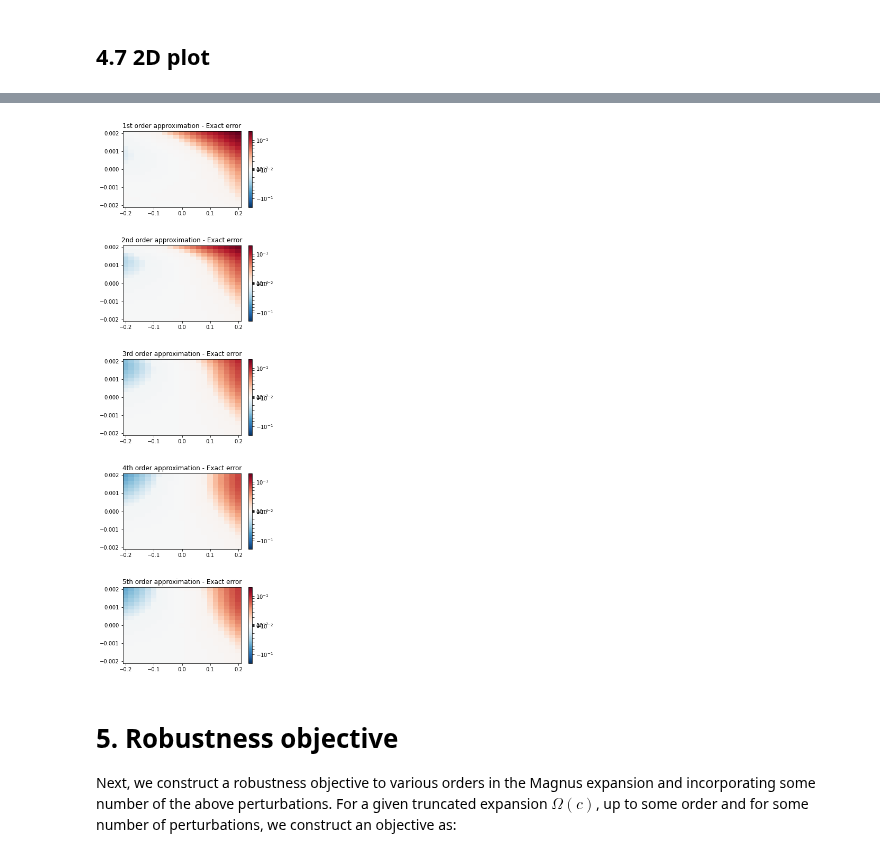
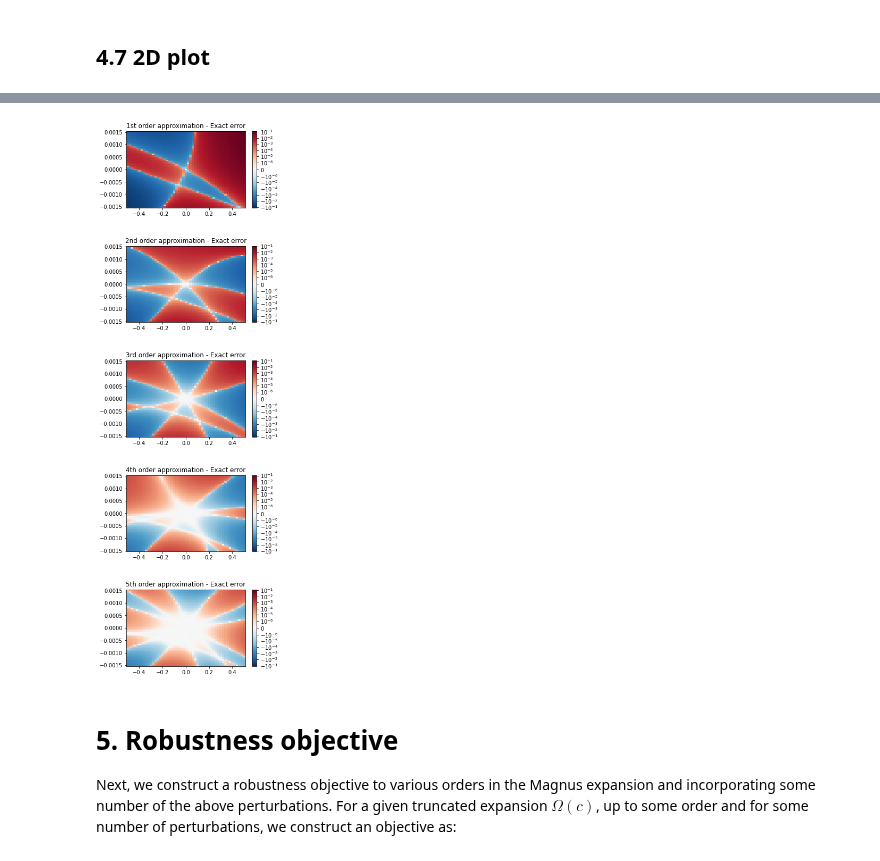
Before and after one commit to DanPuzzuoli/multivariable_dyson_magnus, a Jupyter notebook: control_example.ipynb, the cells around one changed output, grey strips where cells are left out. Drawn from its saved outputs; the diff is of its cells as text; code cells hidden in the pictures.

```diff
--- a/control_example.ipynb
+++ b/control_example.ipynb
@@ -402,7 +372,7 @@ Text(0, 0.5, 'Infidelity error')
 
 The expansions here are highly accurate, interestingly.
 # %%
-perturb3_vals = jnp.linspace(-1., 1., 51)
+perturb3_vals = jnp.linspace(-0.5, 0.5, 51)
 
 # compute perturbation terms
 samples = param_to_signal(rand_control_params)
@@ -418,12 +388,12 @@ perturb3_results = compute_1d_perturbation_comparison(
 
 import matplotlib.pyplot as plt
 
-plt.plot(perturb3_vals, perturb3_results[1][0],label='1st order Est')
-plt.plot(perturb3_vals, perturb3_results[1][1],label='2nd order Est')
-plt.plot(perturb3_vals, perturb3_results[1][2],label='3rd order Est')
-plt.plot(perturb3_vals, perturb3_results[1][3],label='4th order Est')
-plt.plot(perturb3_vals, perturb3_results[1][4],label='5th order Est')
-plt.plot(perturb3_vals, perturb3_results[0], label='Direct solving')
+plt.plot(perturb3_vals, perturb3_results[1][0],label='1st order Approx')
+plt.plot(perturb3_vals, perturb3_results[1][1],label='2nd order Approx')
+plt.plot(perturb3_vals, perturb3_results[1][2],label='3rd order Approx')
+plt.plot(perturb3_vals, perturb3_results[1][3],label='4th order Approx')
+plt.plot(perturb3_vals, perturb3_results[1][4],label='5th order Approx')
+plt.plot(perturb3_vals, perturb3_results[0], label='Infidelity')
 plt.legend()
 plt.xlabel('Perturbation 3')
 plt.ylabel('Infidelity')
@@ -686,15 +653,11 @@ def compute_2d_perturbation_comparison(
 
     return ode_vals, magnus_vals
 # %%
-perturb1_vals = jnp.linspace(-0.002, 0.002, 21)
-perturb3_vals = jnp.linspace(-0.20, 0.20, 21)
-perturb6_vals = jnp.linspace(-2.0, 2.0, 21)
-
 # change this to use 2 different perturbations
 perturb2d_results = compute_2d_perturbation_comparison(
     rand_control_params,
     (jnp.array([1., 0., 0., 0., 0., 0.]),jnp.array([0., 0., 1., 0., 0., 0.])),
-    (lambda t: -1j * perturb1, lambda t: -1j * perturb3),
+    (lambda t: -1j * perturb1, lambda t: -1j * control_signal(t) * drive_hamiltonian),
     perturb_vals= (perturb1_vals, perturb3_vals),
     max_magnus_order=5
 )
@@ -730,44 +702,42 @@ diff_max = max(max(diff1), max(diff2), max(diff3), max(diff4), max(diff5))
 cb_max = max(abs(diff_min), abs(diff_max))
 cb_min = -1 * cb_max
 
+lt = 1e-6
+ls = 1.
+
 fig, (ax1, ax2, ax3, ax4, ax5) = plt.subplots(nrows=5)
 im1 = ax1.pcolormesh(x_cell, y_cell, diff1.reshape(len(perturb1_vals),len(perturb3_vals)),
-                     vmin=cb_min, vmax=cb_max,
-                     norm=colors.SymLogNorm(linthresh=0.03, linscale=0.03,vmin=cb_min, vmax=cb_max),
+                     norm=colors.SymLogNorm(linthresh=lt, linscale=ls,vmin=cb_min, vmax=cb_max),
                      cmap='RdBu_r')
 im2 = ax2.pcolormesh(x_cell, y_cell, diff2.reshape(len(perturb1_vals),len(perturb3_vals)),
-                     vmin=cb_min, vmax=cb_max,
-                     norm=colors.SymLogNorm(linthresh=0.03, linscale=0.03,vmin=cb_min, vmax=cb_max),
+                     norm=colors.SymLogNorm(linthresh=lt, linscale=ls,vmin=cb_min, vmax=cb_max),
                      cmap='RdBu_r')
 im3 = ax3.pcolormesh(x_cell, y_cell, diff3.reshape(len(perturb1_vals),len(perturb3_vals)),
-                     vmin=cb_min, vmax=cb_max,
-                     norm=colors.SymLogNorm(linthresh=0.03, linscale=0.03,vmin=cb_min, vmax=cb_max),
+                     norm=colors.SymLogNorm(linthresh=lt, linscale=ls,vmin=cb_min, vmax=cb_max),
                      cmap='RdBu_r')
 im4 = ax4.pcolormesh(x_cell, y_cell, diff4.reshape(len(perturb1_vals),len(perturb3_vals)),
-                     vmin=cb_min, vmax=cb_max,
-                     norm=colors.SymLogNorm(linthresh=0.03, linscale=0.03,vmin=cb_min, vmax=cb_max),
+                     norm=colors.SymLogNorm(linthresh=lt, linscale=ls,vmin=cb_min, vmax=cb_max),
                      cmap='RdBu_r')
 im5 = ax5.pcolormesh(x_cell, y_cell, diff5.reshape(len(perturb1_vals),len(perturb3_vals)),
-                     vmin=cb_min, vmax=cb_max,
-                     norm=colors.SymLogNorm(linthresh=0.03, linscale=0.03,vmin=cb_min, vmax=cb_max),
+                     norm=colors.SymLogNorm(linthresh=lt, linscale=ls,vmin=cb_min, vmax=cb_max),
                      cmap='RdBu_r')
 #ax0.title.set_text('Exact error')
 ax1.title.set_text('1st order approximation - Exact error')
 ax2.title.set_text('2nd order approximation - Exact error')
 ax3.title.set_text('3rd order approximation - Exact error')
 ax4.title.set_text('4th order approximation - Exact error')
 ax5.title.set_text('5th order approximation - Exact error')
 #fig.colorbar(im0, ax=ax0)
 fig.colorbar(im1, ax=ax1)
 fig.colorbar(im2, ax=ax2)
 fig.colorbar(im3, ax=ax3)
 fig.colorbar(im4, ax=ax4)
 fig.colorbar(im5, ax=ax5)
 plt.subplots_adjust(left=None, bottom=None, right=None, top=None, wspace=None, hspace=0.5)
 fig.set_size_inches(5, 18.5) #change these numbers to adjust the plots
 plt.show()
 # %% [output]
-[figure, old version]
+[figure, new version]
 # %% [markdown]
 # 5. Robustness objective
 
```
Also changed, not shown: parts of 18 cells of this notebook.
